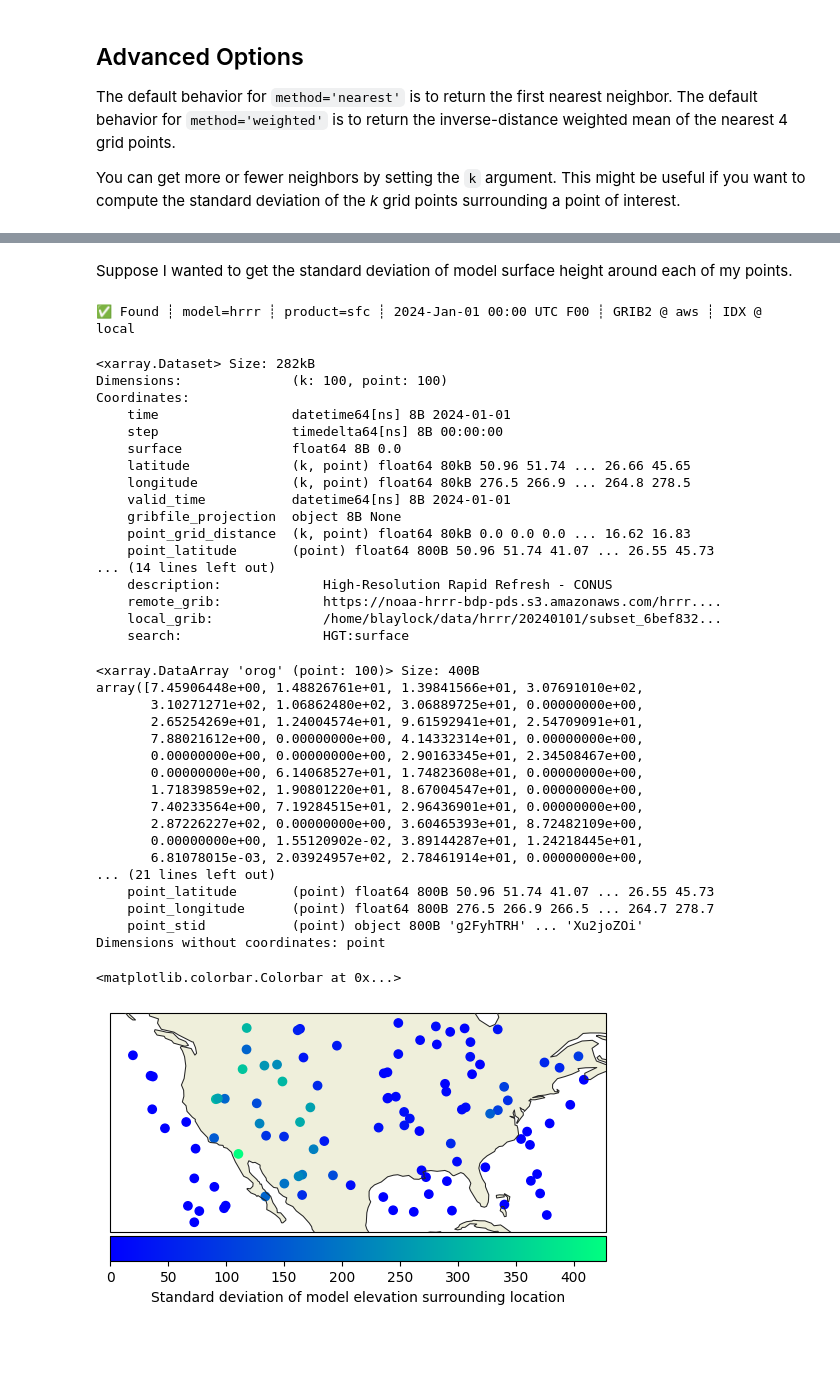
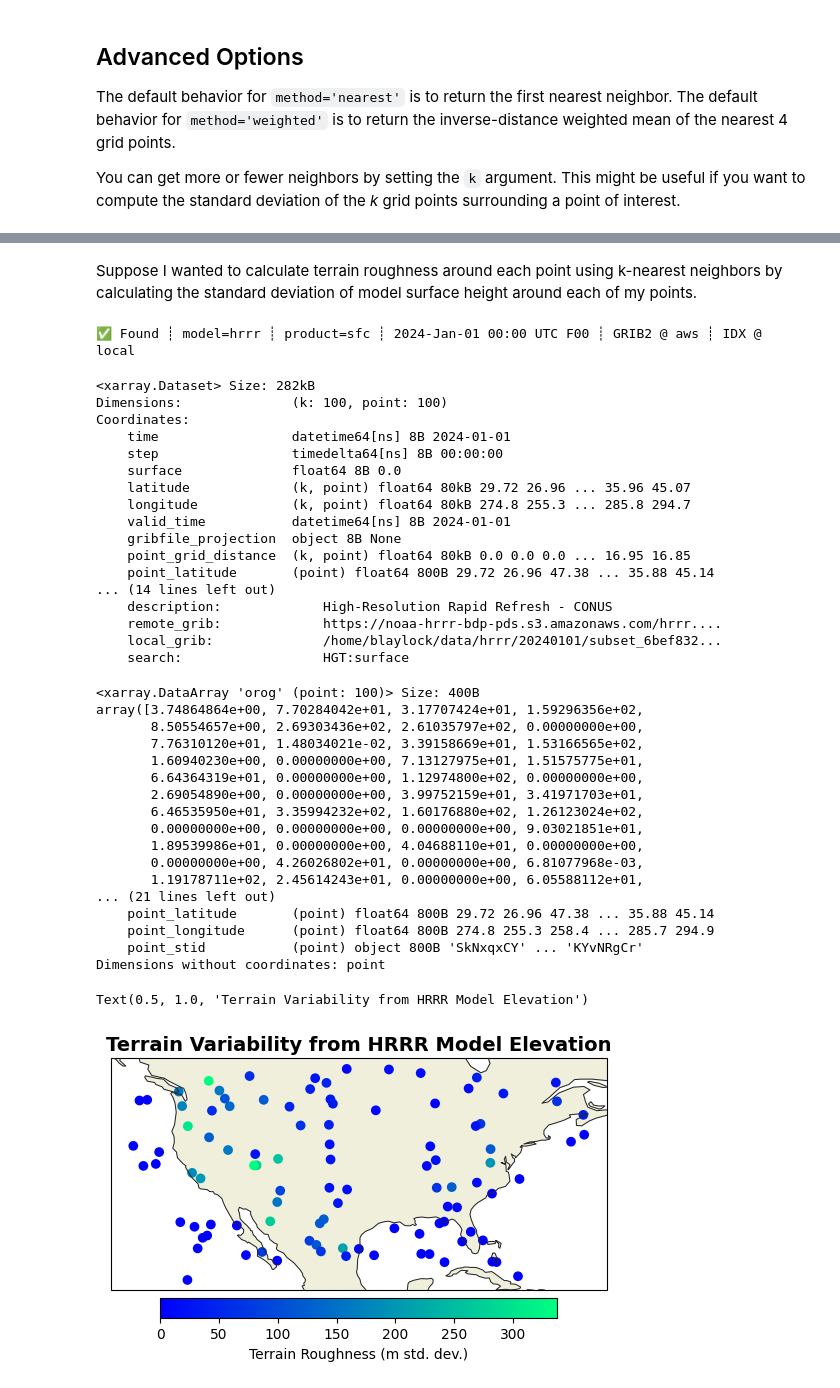
Before and after one commit to blaylockbk/Herbie, a Jupyter notebook: docs/user_guide/tutorial/accessor_notebooks/pick_points.ipynb, the cells around one changed output, grey strips where cells are left out. Drawn from its saved outputs; the diff is of its cells as text; code cells hidden in the pictures; blank space fills up the shorter version.

```diff
--- a/docs/user_guide/tutorial/accessor_notebooks/pick_points.ipynb
+++ b/docs/user_guide/tutorial/accessor_notebooks/pick_points.ipynb
@@ -698,8 +842,8 @@ Data variables:
 # %% [markdown]
-Suppose I wanted to get the standard deviation of model surface height around each of my points.
+Suppose I wanted to calculate terrain roughness around each point using k-nearest neighbors by calculating the standard deviation of model surface height around each of my points.
 # %%
 ds = Herbie("2024-01-01").xarray("HGT:surface")
-dsp = ds.herbie.pick_points(points_self, k=100)
+dsp = ds.herbie.pick_points(points_self_100, k=100)
 dsp
 # %% [output]
 ✅ Found ┊ model=hrrr ┊ product=sfc ┊ 2024-Jan-01 00:00 UTC F00 ┊ GRIB2 @ aws ┊ IDX @ local
@@ -709,48 +853,59 @@ Coordinates:
     time                 datetime64[ns] 8B 2024-01-01
     step                 timedelta64[ns] 8B 00:00:00
     surface              float64 8B 0.0
-    latitude             (k, point) float64 80kB 50.96 51.74 ... 26.66 45.65
-    longitude            (k, point) float64 80kB 276.5 266.9 ... 264.8 278.5
+    latitude             (k, point) float64 80kB 29.72 26.96 ... 35.96 45.07
+    longitude            (k, point) float64 80kB 274.8 255.3 ... 285.8 294.7
     valid_time           datetime64[ns] 8B 2024-01-01
     gribfile_projection  object 8B None
-    point_grid_distance  (k, point) float64 80kB 0.0 0.0 0.0 ... 16.62 16.83
-    point_latitude       (point) float64 800B 50.96 51.74 41.07 ... 26.55 45.73
+    point_grid_distance  (k, point) float64 80kB 0.0 0.0 0.0 ... 16.95 16.85
+    point_latitude       (point) float64 800B 29.72 26.96 47.38 ... 35.88 45.14
 ... (14 lines left out)
     description:             High-Resolution Rapid Refresh - CONUS
     remote_grib:             https://noaa-hrrr-bdp-pds.s3.amazonaws.com/hrrr....
     local_grib:              /home/blaylock/data/hrrr/20240101/subset_6bef832...
     search:                  HGT:surface
 # %%
-z = dsp.orog.std(dim="k")
-z
+terrain_roughness = dsp.orog.std(dim="k")
+terrain_roughness
 # %% [output]
 <xarray.DataArray 'orog' (point: 100)> Size: 400B
-array([7.45906448e+00, 1.48826761e+01, 1.39841566e+01, 3.07691010e+02,
-       3.10271271e+02, 1.06862480e+02, 3.06889725e+01, 0.00000000e+00,
-       2.65254269e+01, 1.24004574e+01, 9.61592941e+01, 2.54709091e+01,
-       7.88021612e+00, 0.00000000e+00, 4.14332314e+01, 0.00000000e+00,
-       0.00000000e+00, 0.00000000e+00, 2.90163345e+01, 2.34508467e+00,
-       0.00000000e+00, 6.14068527e+01, 1.74823608e+01, 0.00000000e+00,
-       1.71839859e+02, 1.90801220e+01, 8.67004547e+01, 0.00000000e+00,
-       7.40233564e+00, 7.19284515e+01, 2.96436901e+01, 0.00000000e+00,
-       2.87226227e+02, 0.00000000e+00, 3.60465393e+01, 8.72482109e+00,
-       0.00000000e+00, 1.55120902e-02, 3.89144287e+01, 1.24218445e+01,
-       6.81078015e-03, 2.03924957e+02, 2.78461914e+01, 0.00000000e+00,
+array([3.74864864e+00, 7.70284042e+01, 3.17707424e+01, 1.59296356e+02,
+       8.50554657e+00, 2.69303436e+02, 2.61035797e+02, 0.00000000e+00,
+       7.76310120e+01, 1.48034021e-02, 3.39158669e+01, 1.53166565e+02,
+       1.60940230e+00, 0.00000000e+00, 7.13127975e+01, 1.51575775e+01,
+       6.64364319e+01, 0.00000000e+00, 1.12974800e+02, 0.00000000e+00,
+       2.69054890e+00, 0.00000000e+00, 3.99752159e+01, 3.41971703e+01,
+       6.46535950e+01, 3.35994232e+02, 1.60176880e+02, 1.26123024e+02,
+       0.00000000e+00, 0.00000000e+00, 0.00000000e+00, 9.03021851e+01,
+       1.89539986e+01, 0.00000000e+00, 4.04688110e+01, 0.00000000e+00,
+       0.00000000e+00, 4.26026802e+01, 0.00000000e+00, 6.81077968e-03,
+       1.19178711e+02, 2.45614243e+01, 0.00000000e+00, 6.05588112e+01,
 ... (21 lines left out)
-    point_latitude       (point) float64 800B 50.96 51.74 41.07 ... 26.55 45.73
-    point_longitude      (point) float64 800B 276.5 266.9 266.5 ... 264.7 278.7
-    point_stid           (point) object 800B 'g2FyhTRH' ... 'Xu2joZOi'
+    point_latitude       (point) float64 800B 29.72 26.96 47.38 ... 35.88 45.14
+    point_longitude      (point) float64 800B 274.8 255.3 258.4 ... 285.7 294.9
+    point_stid           (point) object 800B 'SkNxqxCY' ... 'KYvNRgCr'
 Dimensions without coordinates: point
 # %%
 ax = EasyMap().LAND().ax
-art = ax.scatter(z.point_longitude, z.point_latitude, c=z, cmap="winter")
+
+art = ax.scatter(
+    terrain_roughness.point_longitude,
+    terrain_roughness.point_latitude,
+    c=terrain_roughness,
+    cmap="winter",
+)
 plt.colorbar(
     art,
     ax=ax,
-    label="Standard deviation of model elevation surrounding location",
+    label="Terrain Roughness (m std. dev.)",
     orientation="horizontal",
-    pad=0.01,
+    pad=0.02,
+    shrink=0.8,
 )
+
+ax.set_title(
+    "Terrain Variability from HRRR Model Elevation", fontsize=14, fontweight="bold"
+)
 # %% [output]
-<matplotlib.colorbar.Colorbar at 0x...>
+Text(0.5, 1.0, 'Terrain Variability from HRRR Model Elevation')
-[figure, old version]
+[figure, new version]
```
Also changed, not shown: parts of 27 cells of this notebook, 2 other files.
